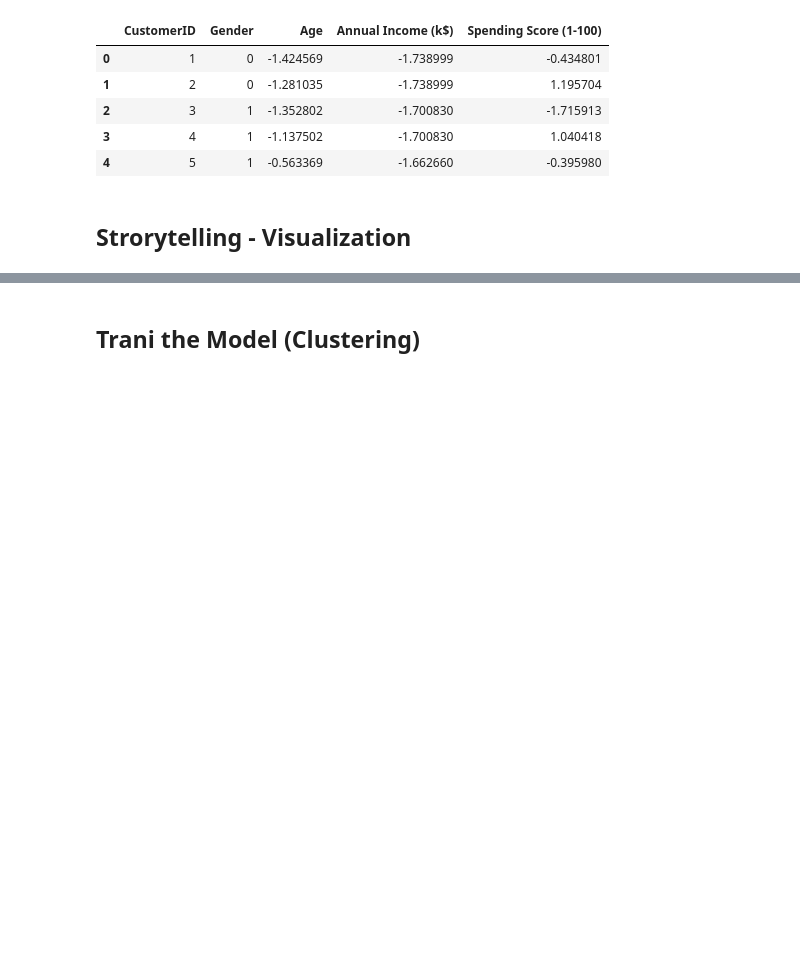
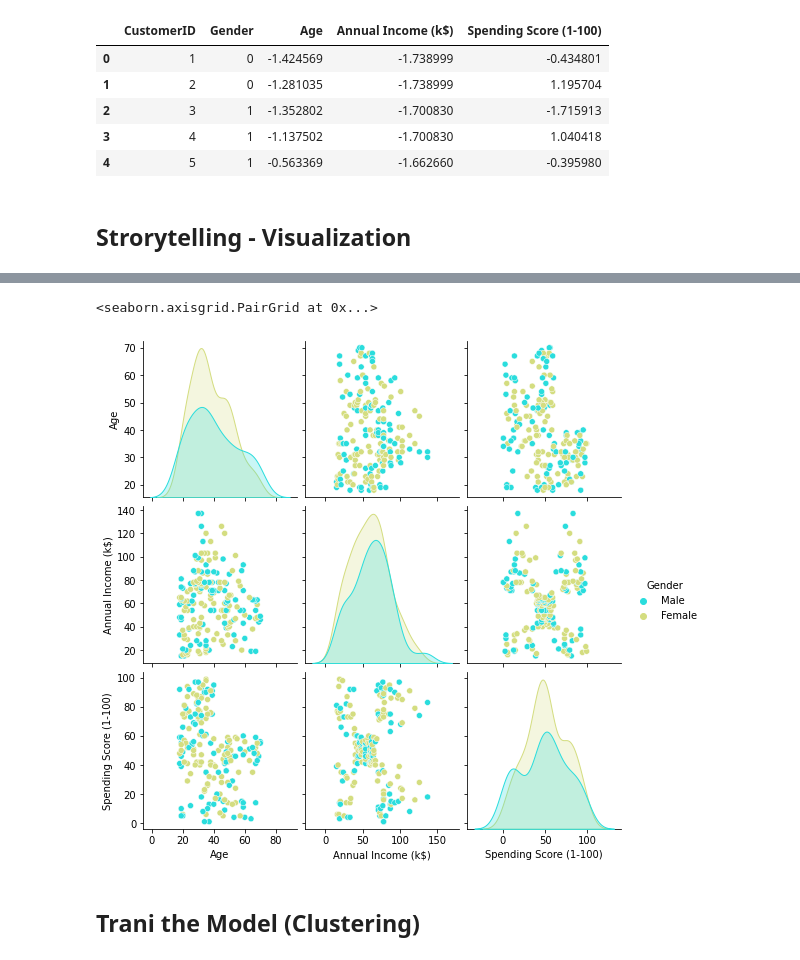
Before and after one commit to amirgarsha/ML_course_maktab, a Jupyter notebook: Mini_Project_4.ipynb, the cells around one changed output, grey strips where cells are left out. Cells and saved outputs as stored; diff of their text form; code cells hidden in the pictures; blank space fills up the shorter version.

```diff
--- a/Mini_Project_4.ipynb
+++ b/Mini_Project_4.ipynb
@@ -112,3 +132,8 @@ df_customer_prc.head()
+# %%
+sns.pairplot(df_customer[["Gender","Age","Annual Income (k$)","Spending Score (1-100)"]], hue='Gender',palette='rainbow')
+# %% [output]
+<seaborn.axisgrid.PairGrid at 0x...>
+[figure, added]
 # %% [markdown]
 ## Trani the Model (Clustering)
 # %% [markdown]
```
Also changed, not shown: parts of 2 cells of this notebook.
